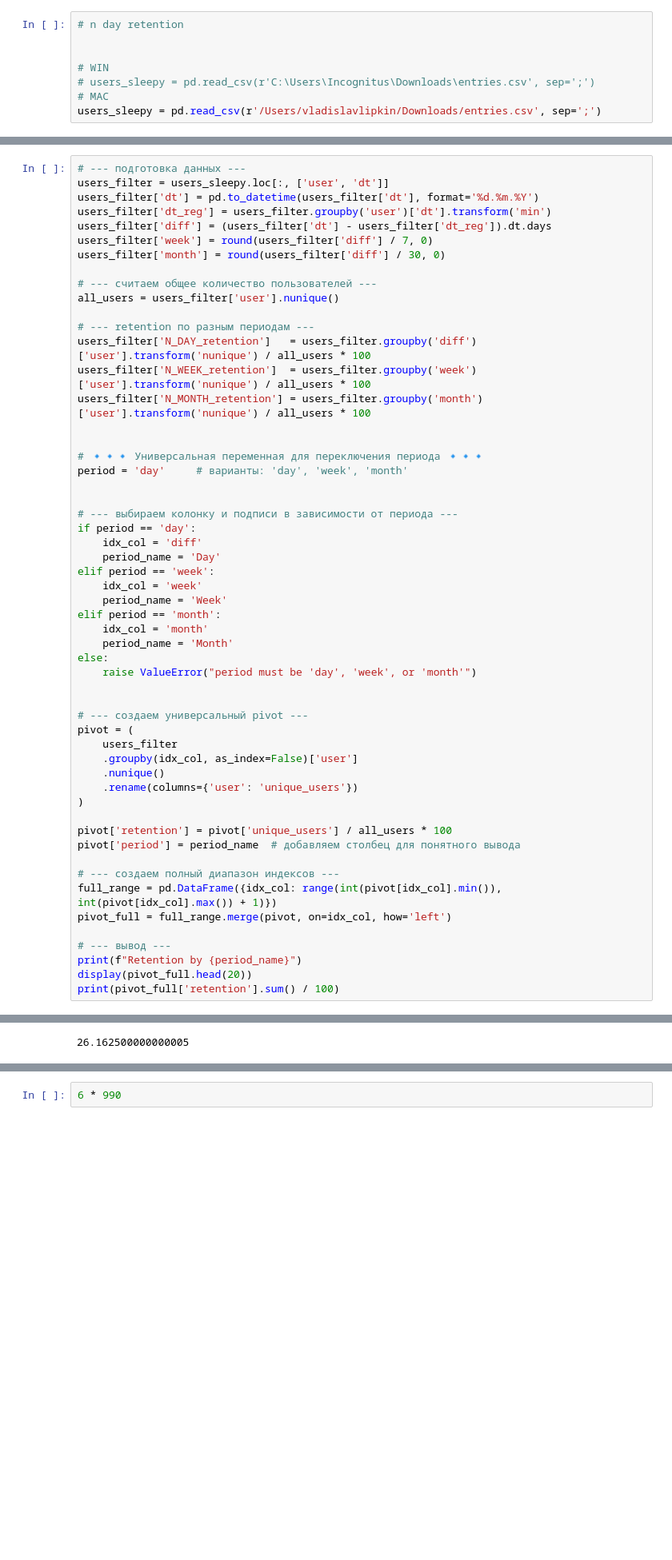
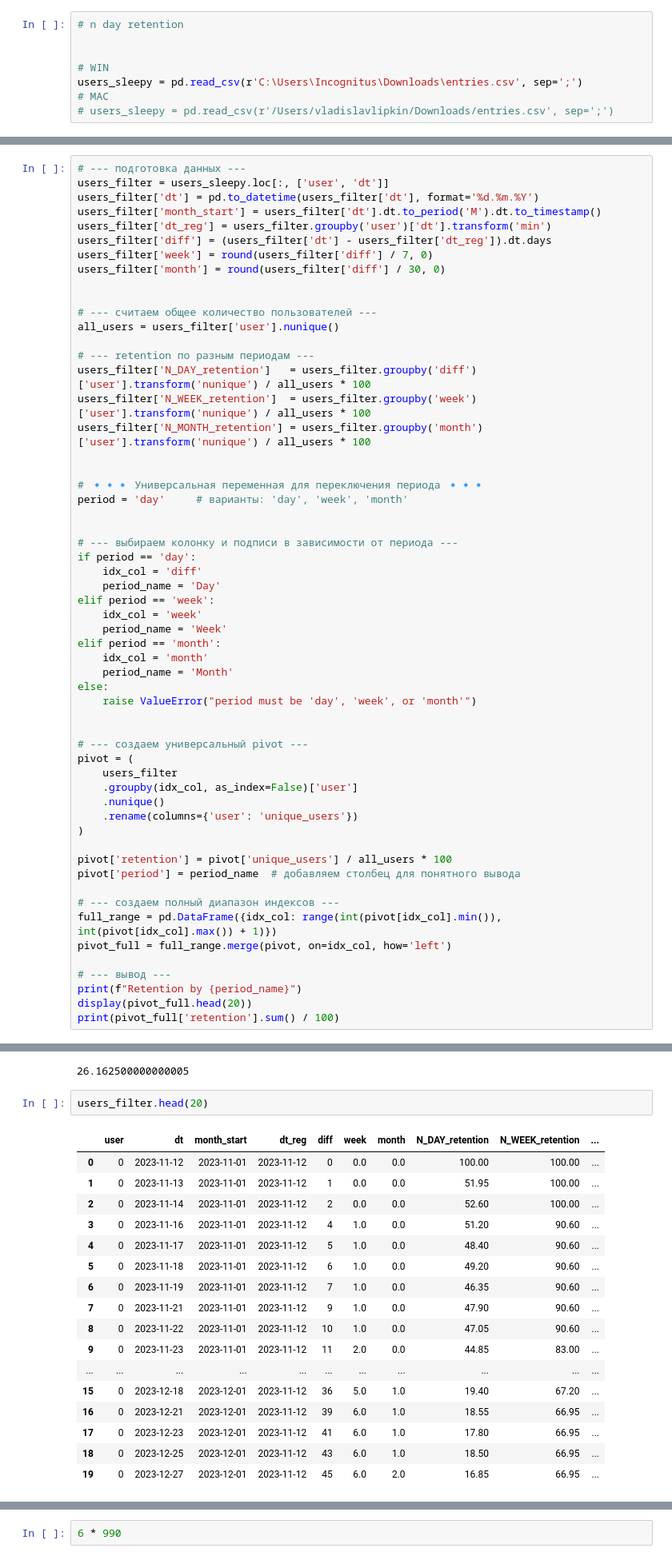
Before and after one commit to Putinka1993/Simulate, a Jupyter notebook: Metrics/free_space.ipynb, the cells around one changed output, grey strips where cells are left out. Shown at 80% size. Saved outputs shown, nothing was run; the diff lists cells and outputs as text; blank space fills up the shorter version.

```diff
--- a/Metrics/free_space.ipynb
+++ b/Metrics/free_space.ipynb
@@ -22,9 +22,9 @@ import matplotlib.pyplot as plt
 
 
 # WIN
-# users_sleepy = pd.read_csv(r'C:\Users\Incognitus\Downloads\entries.csv', sep=';')
+users_sleepy = pd.read_csv(r'C:\Users\Incognitus\Downloads\entries.csv', sep=';')
 # MAC
-users_sleepy = pd.read_csv(r'/Users/vladislavlipkin/Downloads/entries.csv', sep=';')
+# users_sleepy = pd.read_csv(r'/Users/vladislavlipkin/Downloads/entries.csv', sep=';')
 # %%
 users_sleepy.head(5)
 # %% [output]
@@ -38,10 +38,12 @@ users_sleepy.head(5)
 # --- подготовка данных ---
 users_filter = users_sleepy.loc[:, ['user', 'dt']]
 users_filter['dt'] = pd.to_datetime(users_filter['dt'], format='%d.%m.%Y')
+users_filter['month_start'] = users_filter['dt'].dt.to_period('M').dt.to_timestamp()
 users_filter['dt_reg'] = users_filter.groupby('user')['dt'].transform('min')
 users_filter['diff'] = (users_filter['dt'] - users_filter['dt_reg']).dt.days
 users_filter['week'] = round(users_filter['diff'] / 7, 0)
 users_filter['month'] = round(users_filter['diff'] / 30, 0)
+
 
 # --- считаем общее количество пользователей ---
 all_users = users_filter['user'].nunique()
@@ -109,3 +111,23 @@ Retention by Day
 | 18 | 18 | 478.0 | 23.90 | Day |
 | 19 | 19 | 448.0 | 22.40 | Day |
 26.162500000000005
+# %%
+users_filter.head(20)
+# %% [output]
+|  | user | dt | month_start | dt_reg | diff | week | month | N_DAY_retention | N_WEEK_retention | ... |
+| 0 | 0 | 2023-11-12 | 2023-11-01 | 2023-11-12 | 0 | 0.0 | 0.0 | 100.00 | 100.00 | ... |
+| 1 | 0 | 2023-11-13 | 2023-11-01 | 2023-11-12 | 1 | 0.0 | 0.0 | 51.95 | 100.00 | ... |
+| 2 | 0 | 2023-11-14 | 2023-11-01 | 2023-11-12 | 2 | 0.0 | 0.0 | 52.60 | 100.00 | ... |
+| 3 | 0 | 2023-11-16 | 2023-11-01 | 2023-11-12 | 4 | 1.0 | 0.0 | 51.20 | 90.60 | ... |
+| 4 | 0 | 2023-11-17 | 2023-11-01 | 2023-11-12 | 5 | 1.0 | 0.0 | 48.40 | 90.60 | ... |
+| 5 | 0 | 2023-11-18 | 2023-11-01 | 2023-11-12 | 6 | 1.0 | 0.0 | 49.20 | 90.60 | ... |
+| 6 | 0 | 2023-11-19 | 2023-11-01 | 2023-11-12 | 7 | 1.0 | 0.0 | 46.35 | 90.60 | ... |
+| 7 | 0 | 2023-11-21 | 2023-11-01 | 2023-11-12 | 9 | 1.0 | 0.0 | 47.90 | 90.60 | ... |
+| 8 | 0 | 2023-11-22 | 2023-11-01 | 2023-11-12 | 10 | 1.0 | 0.0 | 47.05 | 90.60 | ... |
+| 9 | 0 | 2023-11-23 | 2023-11-01 | 2023-11-12 | 11 | 2.0 | 0.0 | 44.85 | 83.00 | ... |
+| ... | ... | ... | ... | ... | ... | ... | ... | ... | ... | ... |
+| 15 | 0 | 2023-12-18 | 2023-12-01 | 2023-11-12 | 36 | 5.0 | 1.0 | 19.40 | 67.20 | ... |
+| 16 | 0 | 2023-12-21 | 2023-12-01 | 2023-11-12 | 39 | 6.0 | 1.0 | 18.55 | 66.95 | ... |
+| 17 | 0 | 2023-12-23 | 2023-12-01 | 2023-11-12 | 41 | 6.0 | 1.0 | 17.80 | 66.95 | ... |
+| 18 | 0 | 2023-12-25 | 2023-12-01 | 2023-11-12 | 43 | 6.0 | 1.0 | 18.50 | 66.95 | ... |
+| 19 | 0 | 2023-12-27 | 2023-12-01 | 2023-11-12 | 45 | 6.0 | 2.0 | 16.85 | 66.95 | ... |
```
Also changed, not shown: parts of 8 cells of this notebook, 1 other file.
